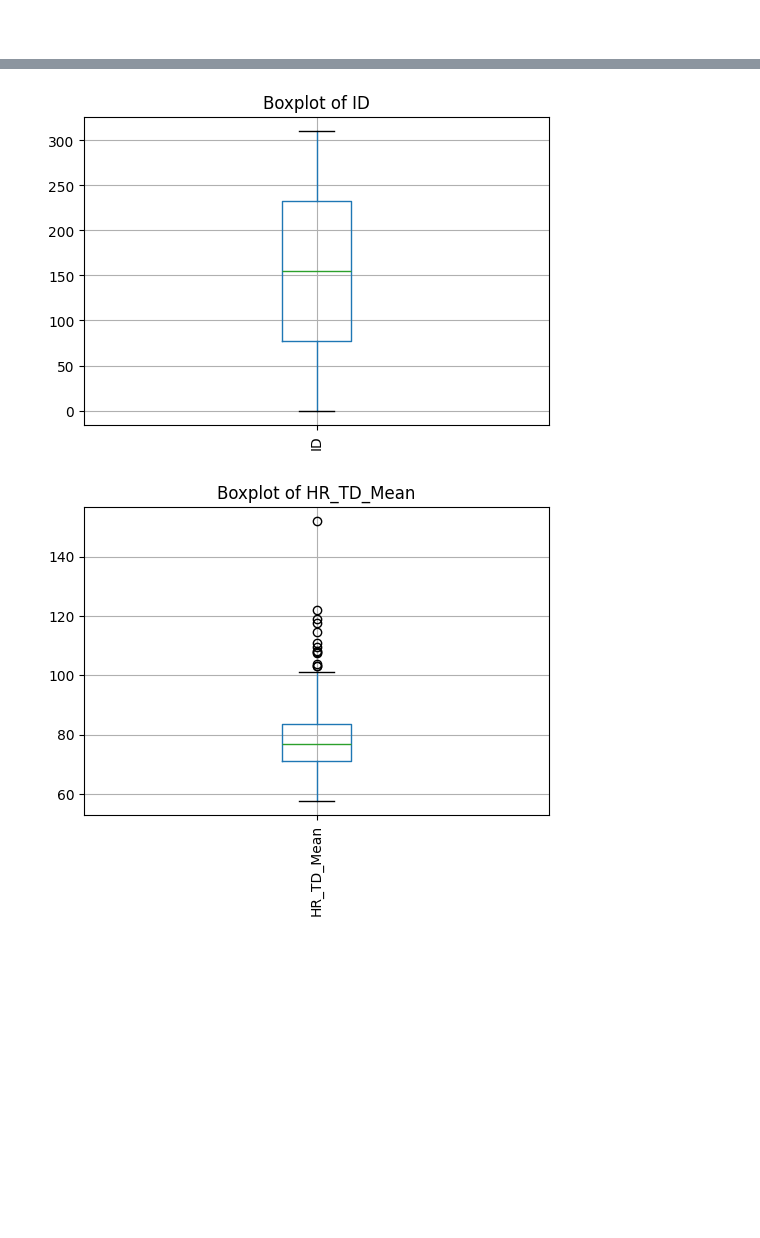
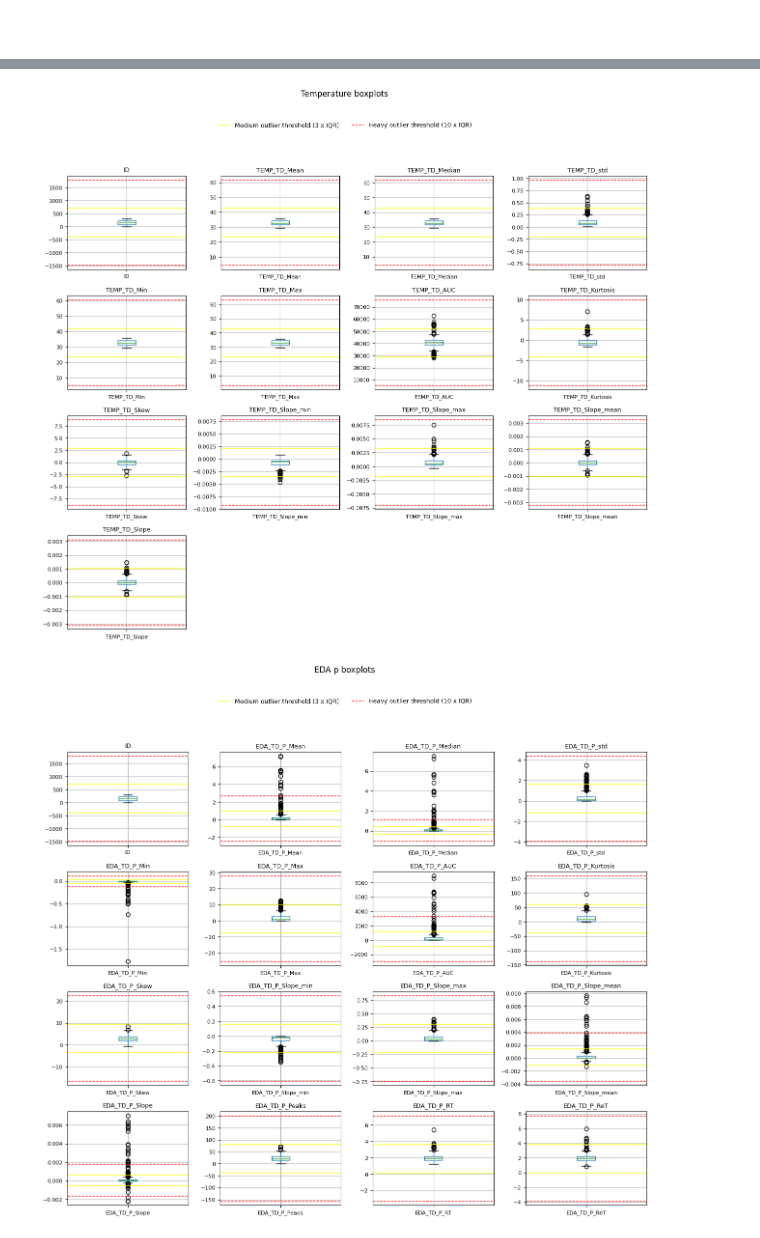
Before and after one commit to InfiniteLobster/CDA-case2, a Jupyter notebook: src/Pre-Processing/main.ipynb, the cells around one changed output, grey strips where cells are left out. Saved outputs shown, nothing was run; the diff lists cells and outputs as text; code cells hidden in the pictures; blank space fills up the shorter version.

```diff
--- a/src/Pre-Processing/main.ipynb
+++ b/src/Pre-Processing/main.ipynb
@@ -154,10 +168,8 @@ restQ_df.head()
+# %%
+BoxplotTable(sens_temp_df,4,"Temperature boxplots")
+# %% [output]
+[figure, added]
 # %%
-for col in sens_hr_df.columns:
-    plt.figure(figsize=(6, 4))
-    sens_hr_df.boxplot(column=col)
-    plt.title(f"Boxplot of {col}")
-    plt.xticks(rotation=90)
-    plt.show()
+BoxplotTable(sens_eda_p_df,4,"EDA p boxplots")
 # %% [output]
-[figure, old version]
+[figure, new version]
-[figure, removed]
```
Also changed, not shown: parts of 14 cells of this notebook, 1 other file.
